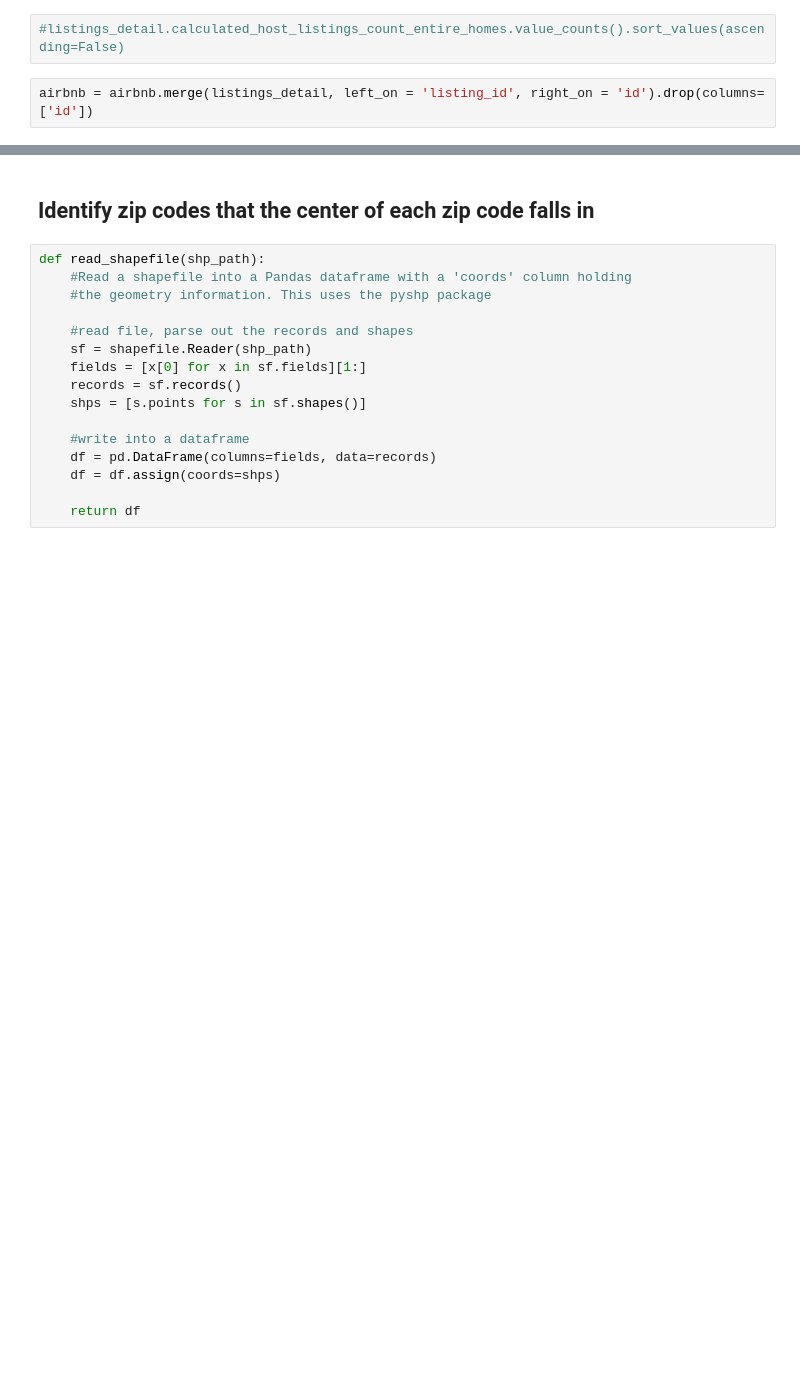
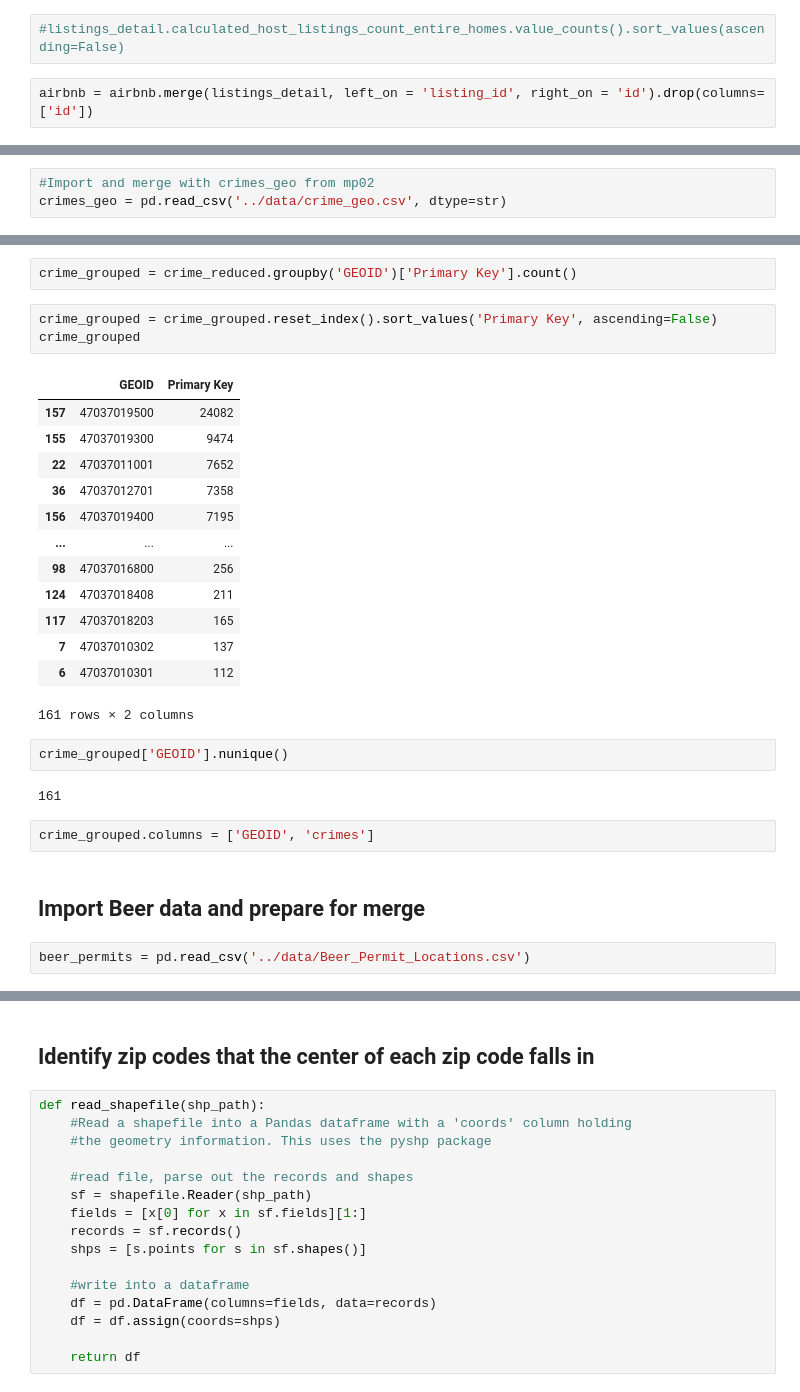
Before and after one commit to matttparker/airbnb-sentiments, a Jupyter notebook: notebooks/data_inspect.ipynb, the cells around one changed output, grey strips where cells are left out. Saved outputs shown, nothing was run; the diff lists cells and outputs as text; blank space fills up the shorter version.

```diff
--- a/notebooks/data_inspect.ipynb
+++ b/notebooks/data_inspect.ipynb
@@ -666,0 +605,3 @@ airbnb.head()
+# %%
+#Import and merge with crimes_geo from mp02
+crimes_geo = pd.read_csv('../data/crime_geo.csv', dtype=str)
@@ -666,0 +636,29 @@ airbnb.head()
+# %%
+crime_grouped = crime_reduced.groupby('GEOID')['Primary Key'].count()
+# %%
+crime_grouped = crime_grouped.reset_index().sort_values('Primary Key', ascending=False)
+crime_grouped
+# %% [output]
+|  | GEOID | Primary Key |
+| 157 | 47037019500 | 24082 |
+| 155 | 47037019300 | 9474 |
+| 22 | 47037011001 | 7652 |
+| 36 | 47037012701 | 7358 |
+| 156 | 47037019400 | 7195 |
+| ... | ... | ... |
+| 98 | 47037016800 | 256 |
+| 124 | 47037018408 | 211 |
+| 117 | 47037018203 | 165 |
+| 7 | 47037010302 | 137 |
+| 6 | 47037010301 | 112 |
+161 rows × 2 columns
+# %%
+crime_grouped['GEOID'].nunique()
+# %% [output]
+161
+# %%
+crime_grouped.columns = ['GEOID', 'crimes']
+# %% [markdown]
+## Import Beer data and prepare for merge
+# %%
+beer_permits = pd.read_csv('../data/Beer_Permit_Locations.csv')
```
Also changed, not shown: parts of 192 cells of this notebook.
